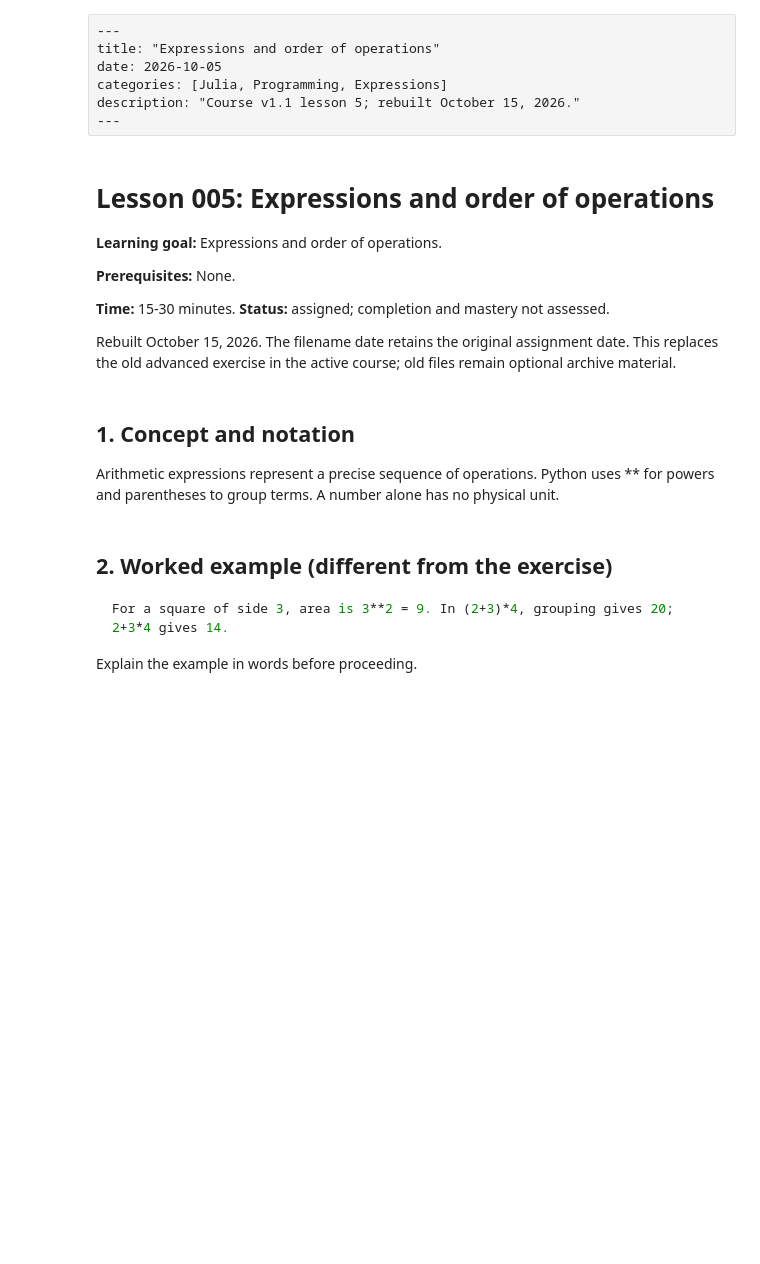
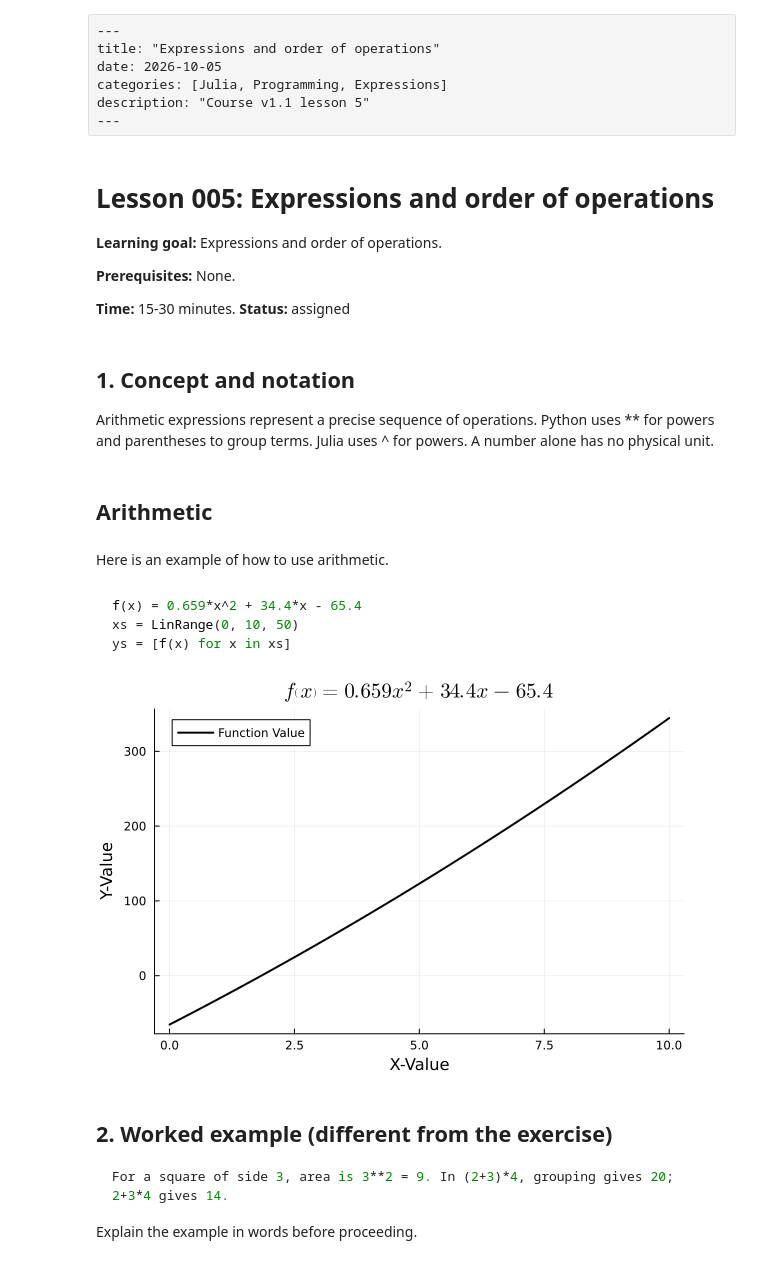
Before and after one commit to josh-fowler-hub/daily-learning, a Jupyter notebook: 20261005-expressions-and-operations.ipynb, the cells around one changed output. Drawn from its saved outputs; the diff is of its cells as text; code cells hidden in the pictures; blank space fills up the shorter version.

Commit message:
Completed the next lesson

````diff
--- a/20261005-expressions-and-operations.ipynb
+++ b/20261005-expressions-and-operations.ipynb
@@ -3,7 +3,7 @@
 title: "Expressions and order of operations"
 date: 2026-10-05
 categories: [Julia, Programming, Expressions]
-description: "Course v1.1 lesson 5; rebuilt October 15, 2026."
+description: "Course v1.1 lesson 5"
 ---
 # %% [markdown]
 # Lesson 005: Expressions and order of operations
@@ -12,15 +12,46 @@ description: "Course v1.1 lesson 5; rebuilt October 15, 2026."
 
 **Prerequisites:** None.
 
-**Time:** 15-30 minutes. **Status:** assigned; completion and mastery not assessed.
-
-Rebuilt October 15, 2026. The filename date retains the original assignment date. This replaces the old advanced exercise in the active course; old files remain optional archive material.
+**Time:** 15-30 minutes. **Status:** assigned
 # %% [markdown]
 ## 1. Concept and notation
 
-Arithmetic expressions represent a precise sequence of operations. Python uses ** for powers and parentheses to group terms. A number alone has no physical unit.
+Arithmetic expressions represent a precise sequence of operations. Python uses ** for powers and parentheses to group terms. Julia uses ^ for powers. A number alone has no physical unit.
 # %%
-# Read the explanation before writing exercise code.
+using Plots
+gr()
+
+disty = "text/markdown"
+
+display(disty, "## Arithmetic")
+display(disty, "Here is an example of how to use arithmetic.")
+
+f(x) = 0.659*x^2 + 34.4*x - 65.4
+xs = LinRange(0, 10, 50)
+ys = [f(x) for x in xs]
+
+display(disty, "
+```julia
+f(x) = 0.659*x^2 + 34.4*x - 65.4
+xs = LinRange(0, 10, 50)
+ys = [f(x) for x in xs]
+```
+")
+
+plot(xs, ys, lw=2, lc=:black, label="Function Value")
+title!("\$ f\\left(x\\right) = 0.659x^2 + 34.4x - 65.4\$")
+xlabel!("X-Value")
+ylabel!("Y-Value")
+# %% [output]
+## Arithmetic
+Here is an example of how to use arithmetic.
+
+```julia
+f(x) = 0.659*x^2 + 34.4*x - 65.4
+xs = LinRange(0, 10, 50)
+ys = [f(x) for x in xs]
+```
+[figure, added]
 # %% [markdown]
 ## 2. Worked example (different from the exercise)
 
````
Also changed, not shown: parts of 6 cells of this notebook, 12 other files.
